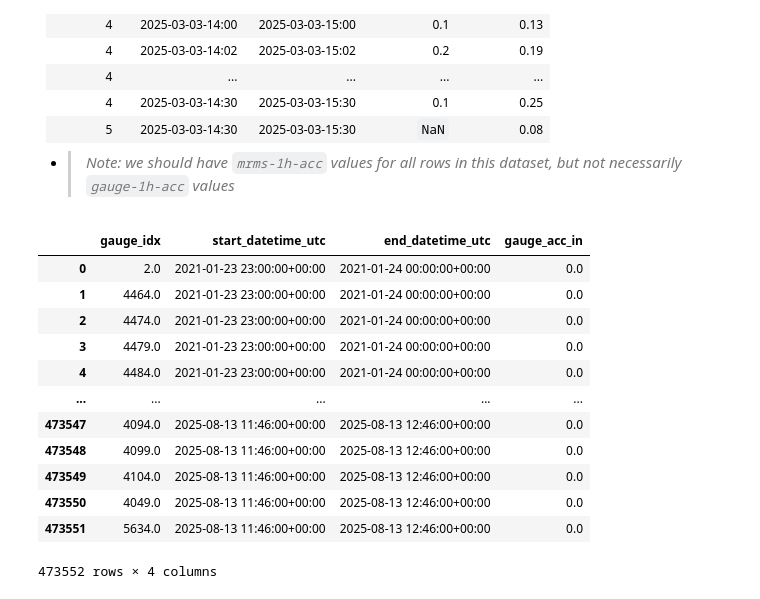
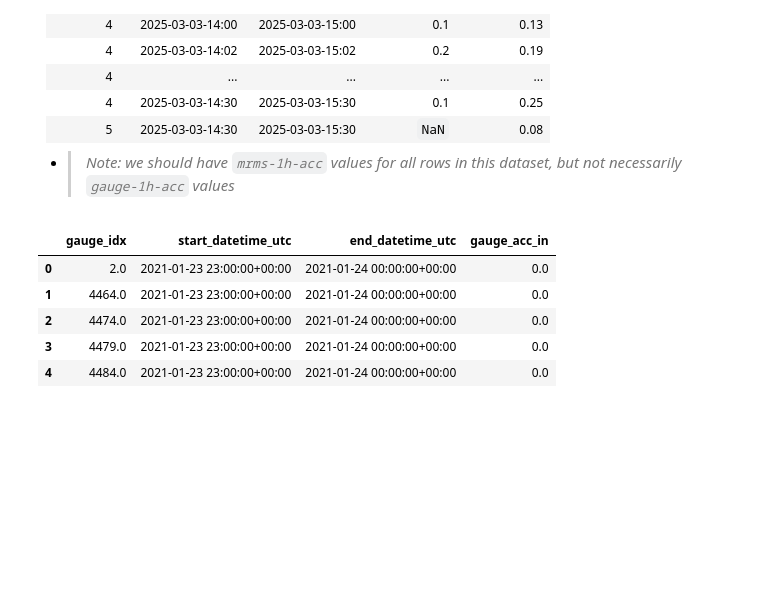
Before and after one commit to leharris3/piml-qpe, a Jupyter notebook: dataset.ipynb, the cells around one changed output. Drawn from its saved outputs; the diff is of its cells as text; code cells hidden in the pictures; blank space fills up the shorter version.

```diff
--- a/dataset.ipynb
+++ b/dataset.ipynb
@@ -372,19 +456,15 @@ dense_aligned_sorted_df_clone[['gauge_idx', 'start_datetime_utc', 'end_datetime_
 
 - > *Note: we should have `mrms-1h-acc` values for all rows in this dataset, but not necessarily `gauge-1h-acc` values*
 # %%
+import pandas as pd
+
+
 ckpt_3_df = pd.read_csv("data/__checkpoints__/ds_ckpt_3.csv")[['gauge_idx', 'start_datetime_utc', 'end_datetime_utc', 'gauge_acc_in']]
-ckpt_3_df
+ckpt_3_df.head()
 # %% [output]
 |  | gauge_idx | start_datetime_utc | end_datetime_utc | gauge_acc_in |
 | 0 | 2.0 | 2021-01-23 23:00:00+00:00 | 2021-01-24 00:00:00+00:00 | 0.0 |
 | 1 | 4464.0 | 2021-01-23 23:00:00+00:00 | 2021-01-24 00:00:00+00:00 | 0.0 |
 | 2 | 4474.0 | 2021-01-23 23:00:00+00:00 | 2021-01-24 00:00:00+00:00 | 0.0 |
 | 3 | 4479.0 | 2021-01-23 23:00:00+00:00 | 2021-01-24 00:00:00+00:00 | 0.0 |
 | 4 | 4484.0 | 2021-01-23 23:00:00+00:00 | 2021-01-24 00:00:00+00:00 | 0.0 |
-| ... | ... | ... | ... | ... |
-| 473547 | 4094.0 | 2025-08-13 11:46:00+00:00 | 2025-08-13 12:46:00+00:00 | 0.0 |
-| 473548 | 4099.0 | 2025-08-13 11:46:00+00:00 | 2025-08-13 12:46:00+00:00 | 0.0 |
-| 473549 | 4104.0 | 2025-08-13 11:46:00+00:00 | 2025-08-13 12:46:00+00:00 | 0.0 |
-| 473550 | 4049.0 | 2025-08-13 11:46:00+00:00 | 2025-08-13 12:46:00+00:00 | 0.0 |
-| 473551 | 5634.0 | 2025-08-13 11:46:00+00:00 | 2025-08-13 12:46:00+00:00 | 0.0 |
-473552 rows × 4 columns
```
Also changed, not shown: parts of 21 cells of this notebook, 3 other files.
